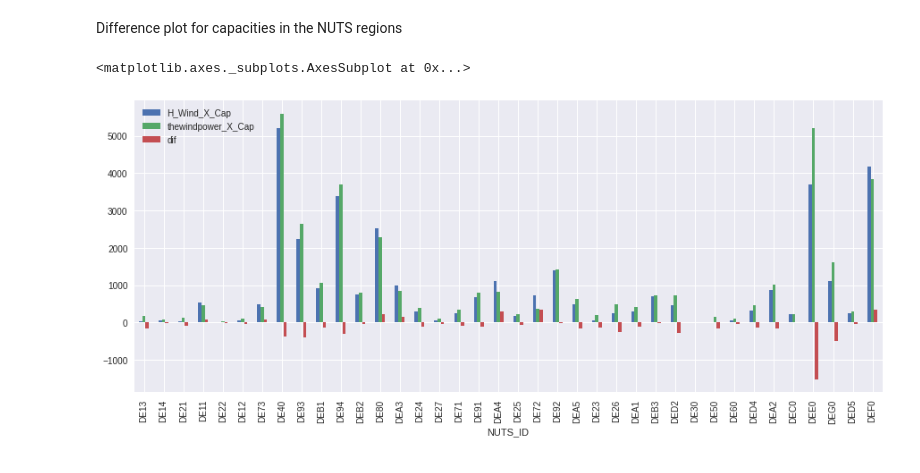
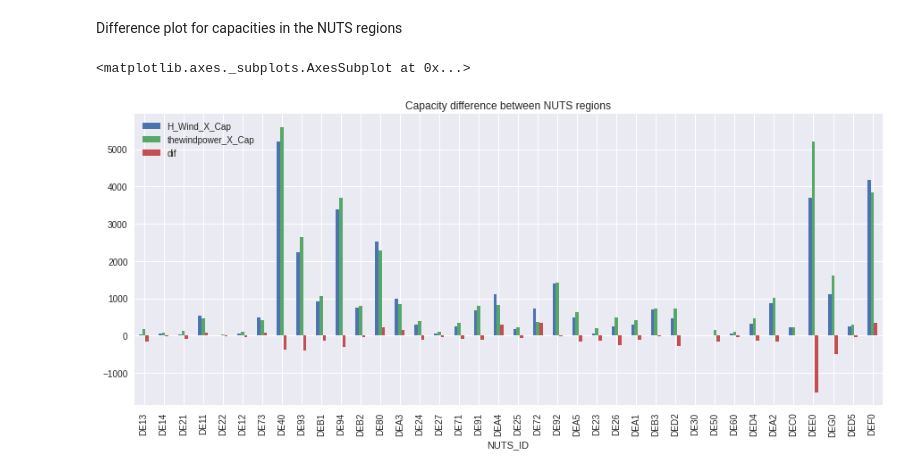
Before and after one commit to JanFrederickUnnewehr/wind_dataset_comparison, a Jupyter notebook: main.ipynb, the cells around one changed output. Saved outputs shown, nothing was run; the diff lists cells and outputs as text; code cells hidden in the pictures.

```diff
--- a/main.ipynb
+++ b/main.ipynb
@@ -560,13 +564,13 @@ Difference plot for capacities in the NUTS regions
 # %%
 # new dataframe for capacity per country
 Data_NUTS = pd.DataFrame()
 
 Data_NUTS = Data_join[['H_Wind_X_Cap','thewindpower_X_Cap', 'NUTS_ID']].copy()
 Data_NUTS.set_index('NUTS_ID', inplace=True)
 
 # Capacity difference between NUTS regions
 Data_NUTS['dif'] = Data_NUTS['H_Wind_X_Cap'] - Data_NUTS['thewindpower_X_Cap']
-Data_NUTS.plot.bar()
+Data_NUTS.plot.bar(title='Capacity difference between NUTS regions')
 # %% [output]
 <matplotlib.axes._subplots.AxesSubplot at 0x...>
-[figure, old version]
+[figure, new version]
```
Also changed, not shown: parts of 2 cells of this notebook.
